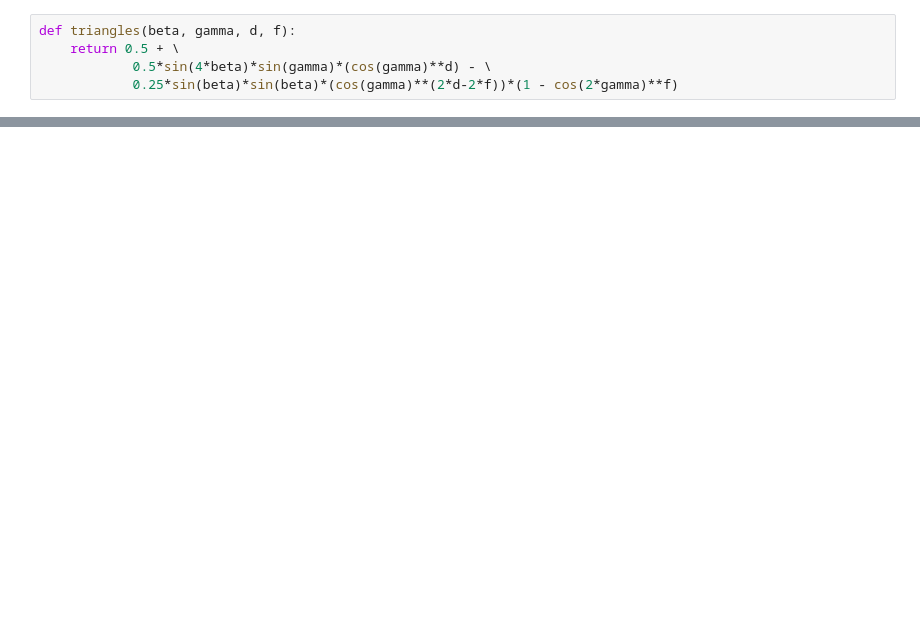
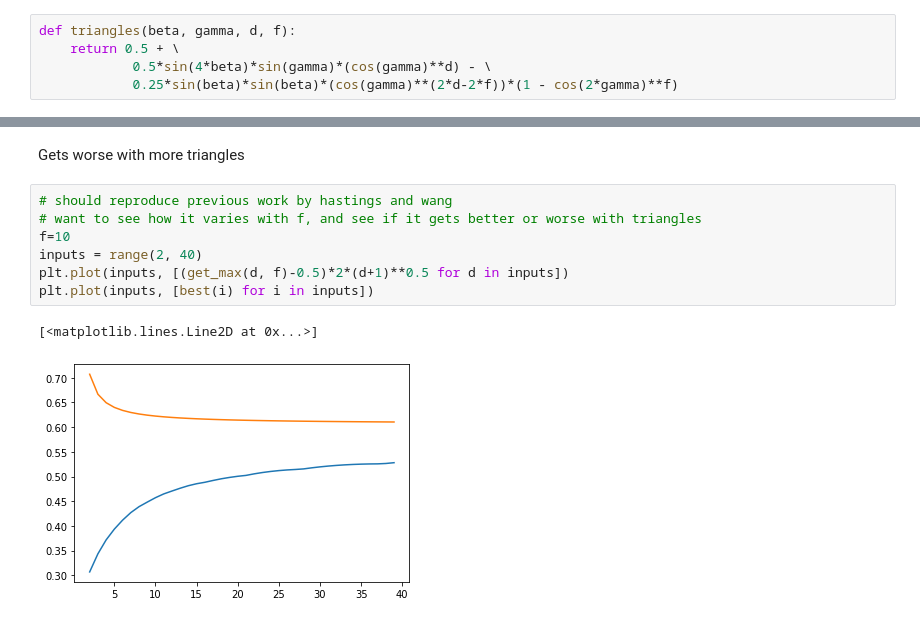
Before and after one commit to marwahaha/qaoa-local-competitors, a Jupyter notebook: QAOA.ipynb, the cells around one changed output, grey strips where cells are left out. Drawn from its saved outputs; the diff is of its cells as text; blank space fills up the shorter version.

```diff
--- a/QAOA.ipynb
+++ b/QAOA.ipynb
@@ -107,0 +140,12 @@ plt.plot(inputs, [get_max(d, f) for d in inputs])
+# %% [markdown]
+Gets worse with more triangles
+# %%
+# should reproduce previous work by hastings and wang
+# want to see how it varies with f, and see if it gets better or worse with triangles
+f=10
+inputs = range(2, 40)
+plt.plot(inputs, [(get_max(d, f)-0.5)*2*(d+1)**0.5 for d in inputs])
+plt.plot(inputs, [best(i) for i in inputs])
+# %% [output]
+[<matplotlib.lines.Line2D at 0x...>]
+[figure, added]
```
Also changed, not shown: parts of 14 cells of this notebook, 1 other file.
